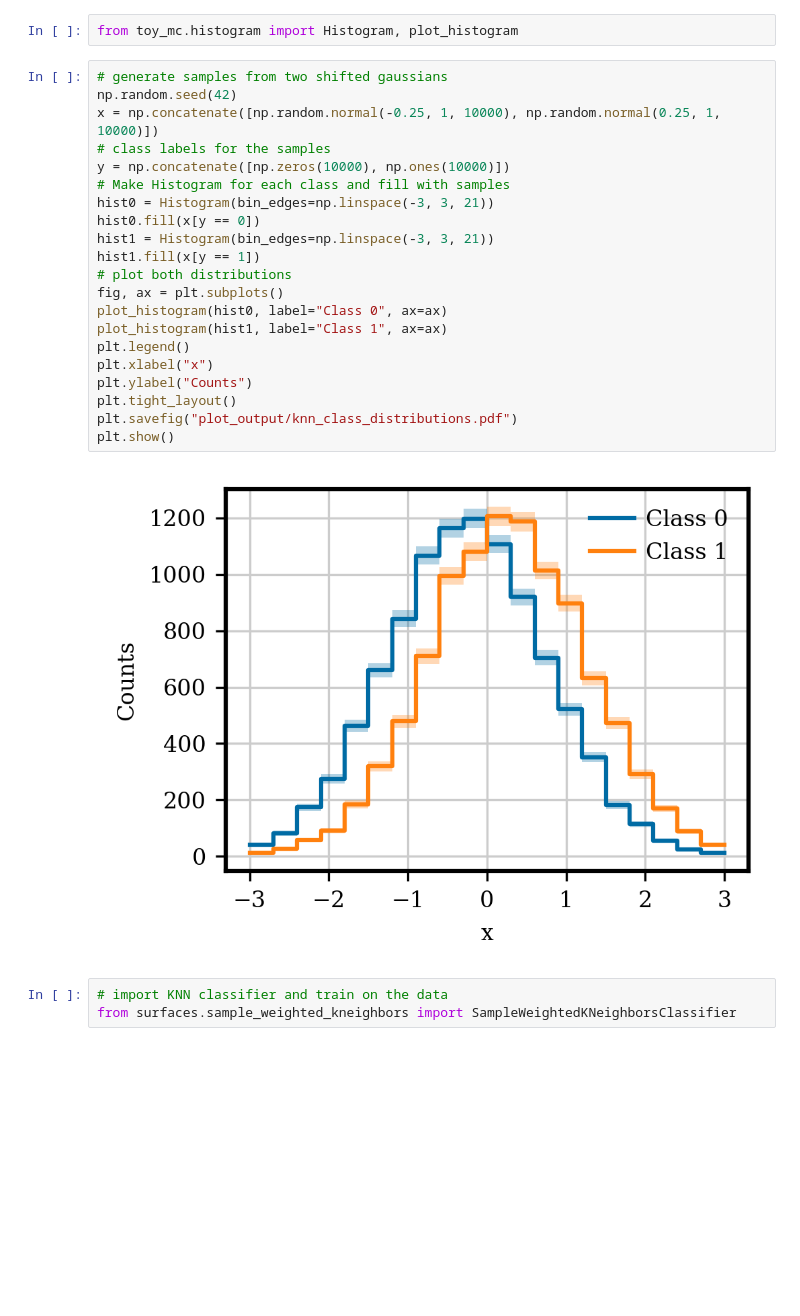
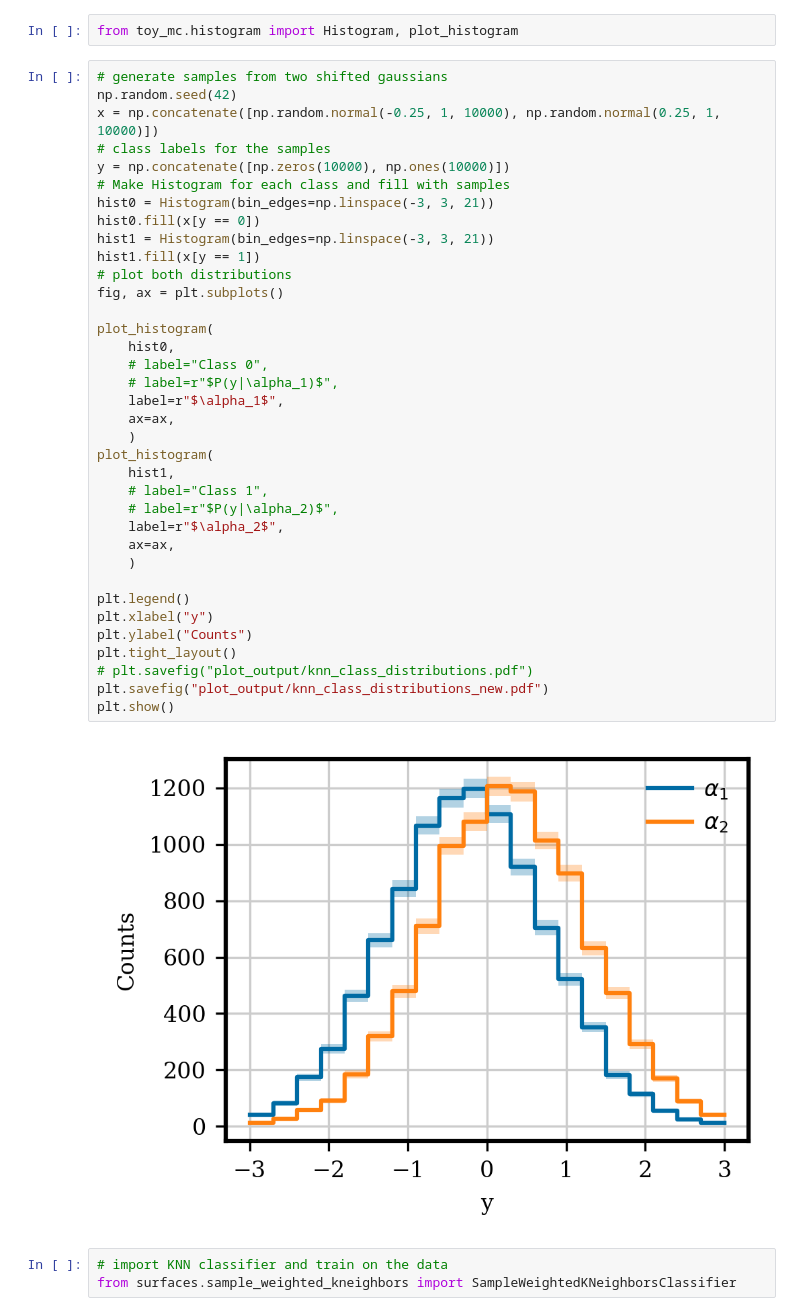
Before and after one commit to LeanderFischer/ultrasurfaces, a Jupyter notebook: Simple KNN Plots.ipynb, the cells around one changed output. Saved outputs shown, nothing was run; the diff lists cells and outputs as text; blank space fills up the shorter version.

```diff
--- a/Simple KNN Plots.ipynb
+++ b/Simple KNN Plots.ipynb
@@ -12,26 +12,41 @@ from toy_mc.histogram import Histogram, plot_histogram
 # %%
 # generate samples from two shifted gaussians
 np.random.seed(42)
 x = np.concatenate([np.random.normal(-0.25, 1, 10000), np.random.normal(0.25, 1, 10000)])
 # class labels for the samples
 y = np.concatenate([np.zeros(10000), np.ones(10000)])
 # Make Histogram for each class and fill with samples
 hist0 = Histogram(bin_edges=np.linspace(-3, 3, 21))
 hist0.fill(x[y == 0])
 hist1 = Histogram(bin_edges=np.linspace(-3, 3, 21))
 hist1.fill(x[y == 1])
 # plot both distributions
 fig, ax = plt.subplots()
-plot_histogram(hist0, label="Class 0", ax=ax)
-plot_histogram(hist1, label="Class 1", ax=ax)
+
+plot_histogram(
+    hist0,
+    # label="Class 0",
+    # label=r"$P(y|\alpha_1)$",
+    label=r"$\alpha_1$",
+    ax=ax,
+    )
+plot_histogram(
+    hist1,
+    # label="Class 1",
+    # label=r"$P(y|\alpha_2)$",
+    label=r"$\alpha_2$",
+    ax=ax,
+    )
+
 plt.legend()
-plt.xlabel("x")
+plt.xlabel("y")
 plt.ylabel("Counts")
 plt.tight_layout()
-plt.savefig("plot_output/knn_class_distributions.pdf")
+# plt.savefig("plot_output/knn_class_distributions.pdf")
+plt.savefig("plot_output/knn_class_distributions_new.pdf")
 plt.show()
 # %% [output]
-[figure, old version]
+[figure, new version]
 # %%
 # import KNN classifier and train on the data
 from surfaces.sample_weighted_kneighbors import SampleWeightedKNeighborsClassifier
```
Also changed, not shown: parts of 3 cells of this notebook, 3 other files.
